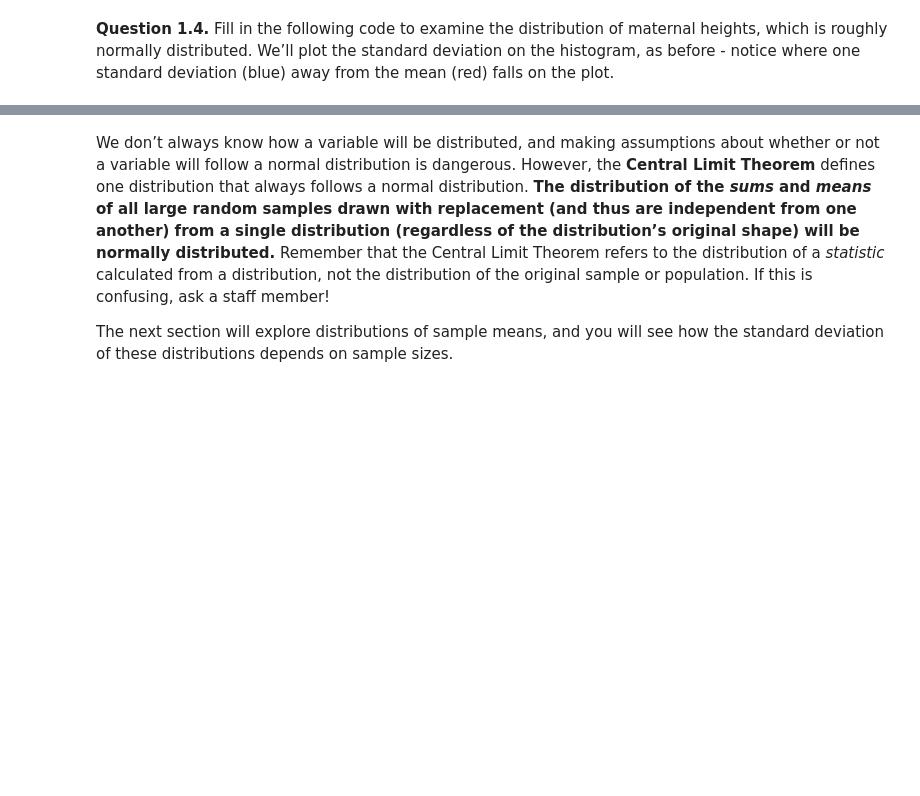
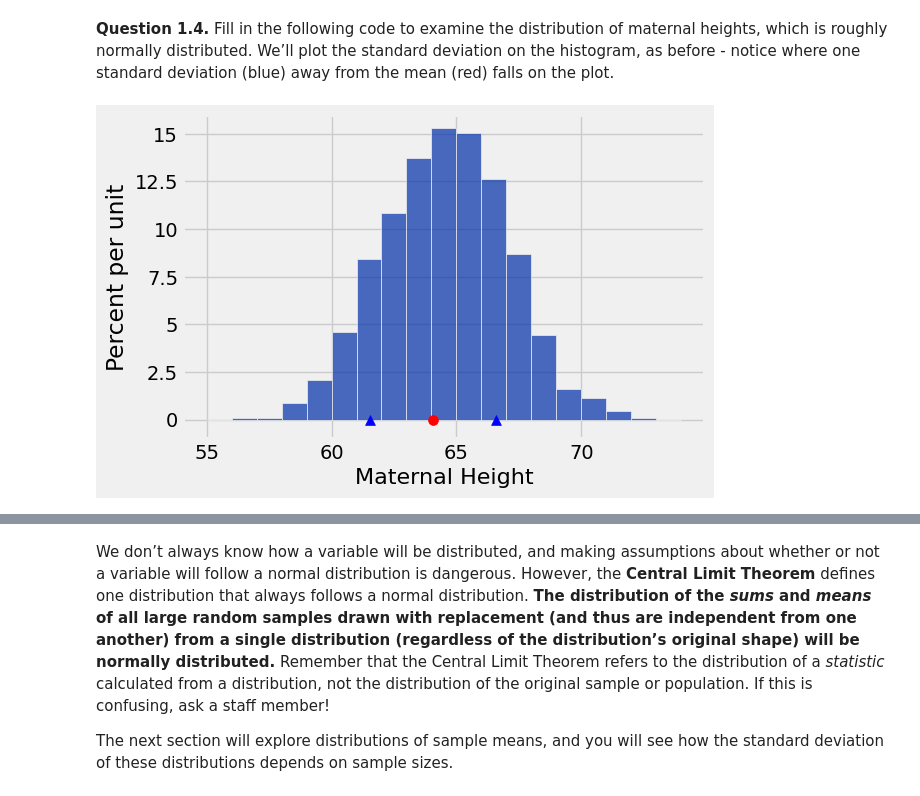
Before and after one commit to ivanduero1/broken_computer_arc, a Jupyter notebook: lab8/lab08.ipynb, the cells around one changed output, grey strips where cells are left out. Saved outputs shown, nothing was run; the diff lists cells and outputs as text; code cells hidden in the pictures; blank space fills up the shorter version.

```diff
--- a/lab8/lab08.ipynb
+++ b/lab8/lab08.ipynb
@@ -79,13 +100,15 @@ However, the distributions of some variables allow us to easily spot the standar
 # %% [markdown]
 **Question 1.4.** Fill in the following code to examine the distribution of maternal heights, which is roughly normally distributed. We’ll plot the standard deviation on the histogram, as before - notice where one standard deviation (blue) away from the mean (red) falls on the plot.
 # %%
-height_mean = ...
-height_sd = ...
+height_mean = np.mean(births.column("Maternal Height"))
+height_sd = np.std(births.column("Maternal Height"))
 births.hist("Maternal Height", bins=np.arange(55,75,1))
 
 plots.scatter((height_mean), 0, color='red', zorder=2, s=50);
 plots.scatter(height_mean+height_sd, 0, marker='^', color='blue', zorder=2, s=50);
 plots.scatter(height_mean-height_sd, 0, marker='^', color='blue', zorder=2, s=50);
 plots.ylim(-0.01, 0.16);
+# %% [output]
+[figure, added]
 # %%
 grader.check("q1_4")
```
Also changed, not shown: parts of 31 cells of this notebook, 2 other files.
